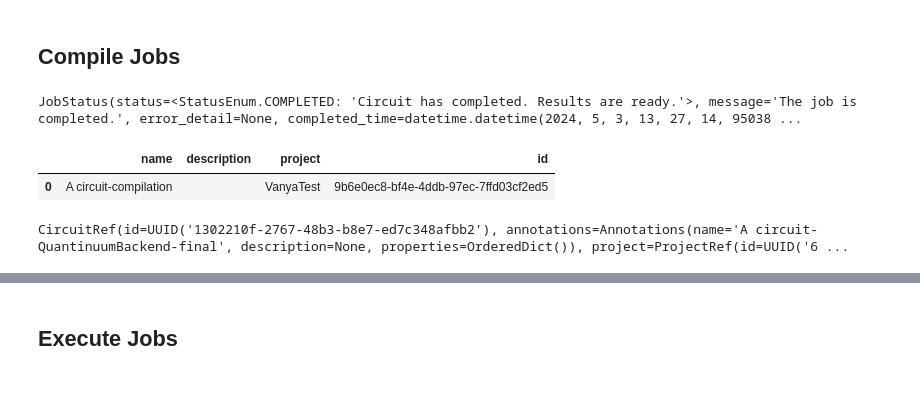
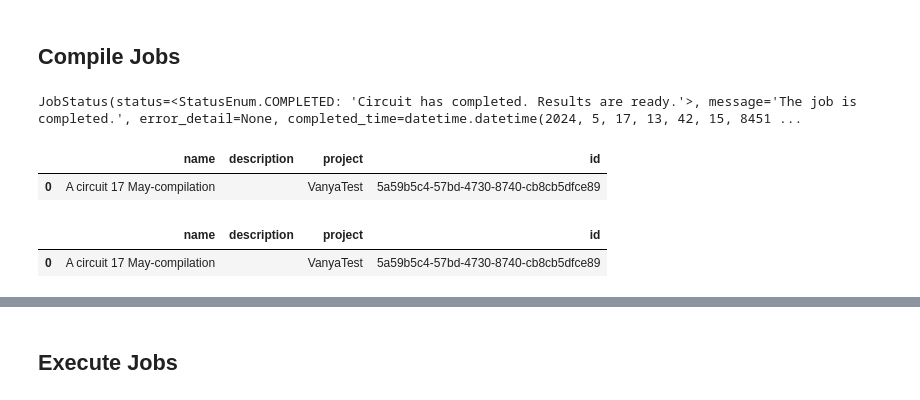
Before and after one commit to CQCL/qnexus, a Jupyter notebook: example_notebooks/jobs_and_results.ipynb, the cells around one changed output, grey strips where cells are left out. Drawn from its saved outputs; the diff is of its cells as text; code cells hidden in the pictures.

```diff
--- a/example_notebooks/jobs_and_results.ipynb
+++ b/example_notebooks/jobs_and_results.ipynb
@@ -7,7 +7,7 @@ from pytket import Circuit
 
 from qnexus.client.models.nexus_dataclasses import QuantinuumConfig
 # %%
-my_project = qnx.project.get_only(name="VanyaTest")
+my_project = qnx.project.get_only(name_like="VanyaTest")
 
 qnx.context.set_active_project(my_project)
 
@@ -19,7 +19,7 @@ c = Circuit(2,2).H(0).CX(0,1).measure_all()
 
 my_circuit_ref = qnx.circuit.upload(
     circuit=c,
-    name="A circuit",
+    name="A circuit 17 May",
 )
 # %%
 compile_job_ref = qnx.compile(
@@ -31,4 +31,4 @@ compile_job_ref = qnx.compile(
 # %%
 qnx.job.wait_for(compile_job_ref)
 # %% [output]
-JobStatus(status=<StatusEnum.COMPLETED: 'Circuit has completed. Results are ready.'>, message='The job is completed.', error_detail=None, completed_time=datetime.datetime(2024, 5, 3, 13, 27, 14, 95038 ...
+JobStatus(status=<StatusEnum.COMPLETED: 'Circuit has completed. Results are ready.'>, message='The job is completed.', error_detail=None, completed_time=datetime.datetime(2024, 5, 17, 13, 42, 15, 8451 ...
@@ -35,11 +43,13 @@ JobStatus(status=<StatusEnum.COMPLETED: 'Circuit has completed. Results are read
 # %%
-compile_results = qnx.job.compile.results(compile_job_ref)
+# get results
+compile_results = qnx.job.results(compile_job_ref)
 
 compile_results.df()
 # %% [output]
 |  | name | description | project | id |
-| 0 | A circuit-compilation |  | VanyaTest | 9b6e0ec8-bf4e-4ddb-97ec-7ffd03cf2ed5 |
+| 0 | A circuit 17 May-compilation |  | VanyaTest | 5a59b5c4-57bd-4730-8740-cb8cb5dfce89 |
 # %%
-compile_results[0].get_compiled_circuit_ref()
+compile_results[0].df()
 # %% [output]
-CircuitRef(id=UUID('1302210f-2767-48b3-b8e7-ed7c348afbb2'), annotations=Annotations(name='A circuit-QuantinuumBackend-final', description=None, properties=OrderedDict()), project=ProjectRef(id=UUID('6 ...
+|  | name | description | project | id |
+| 0 | A circuit 17 May-compilation |  | VanyaTest | 5a59b5c4-57bd-4730-8740-cb8cb5dfce89 |
```
Also changed, not shown: parts of 12 cells of this notebook, 16 other files.
